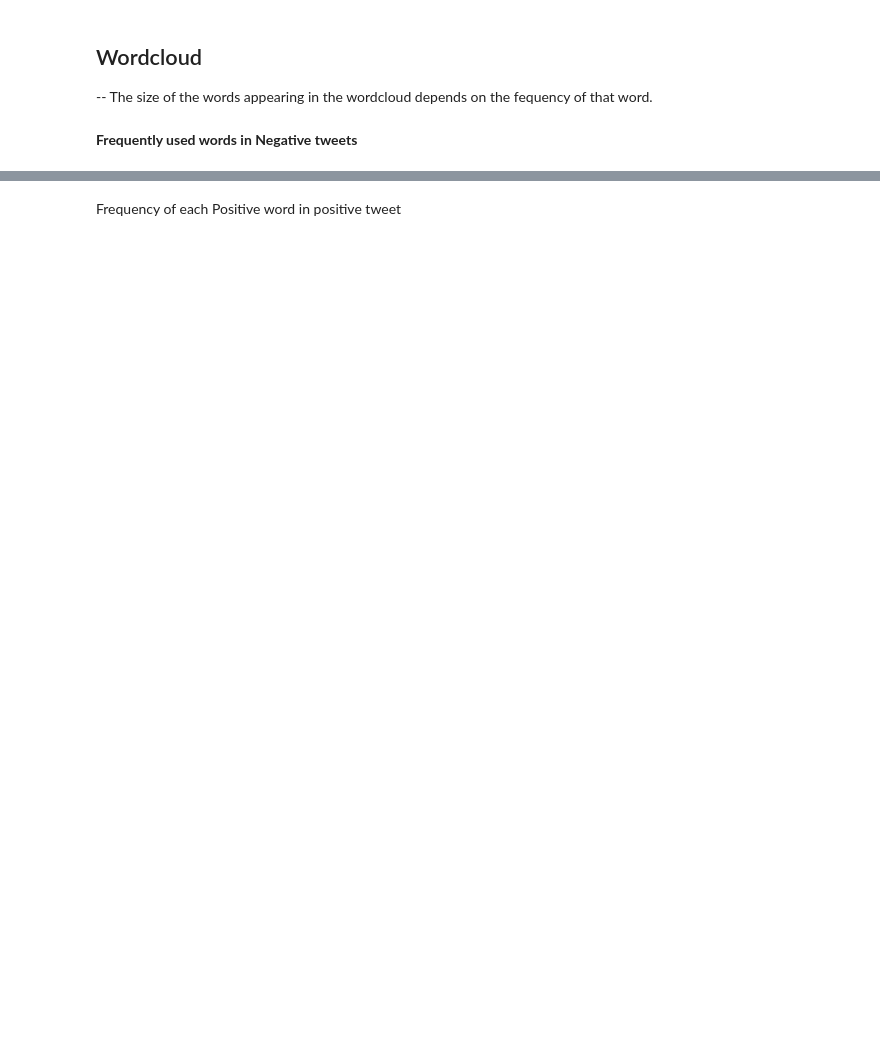
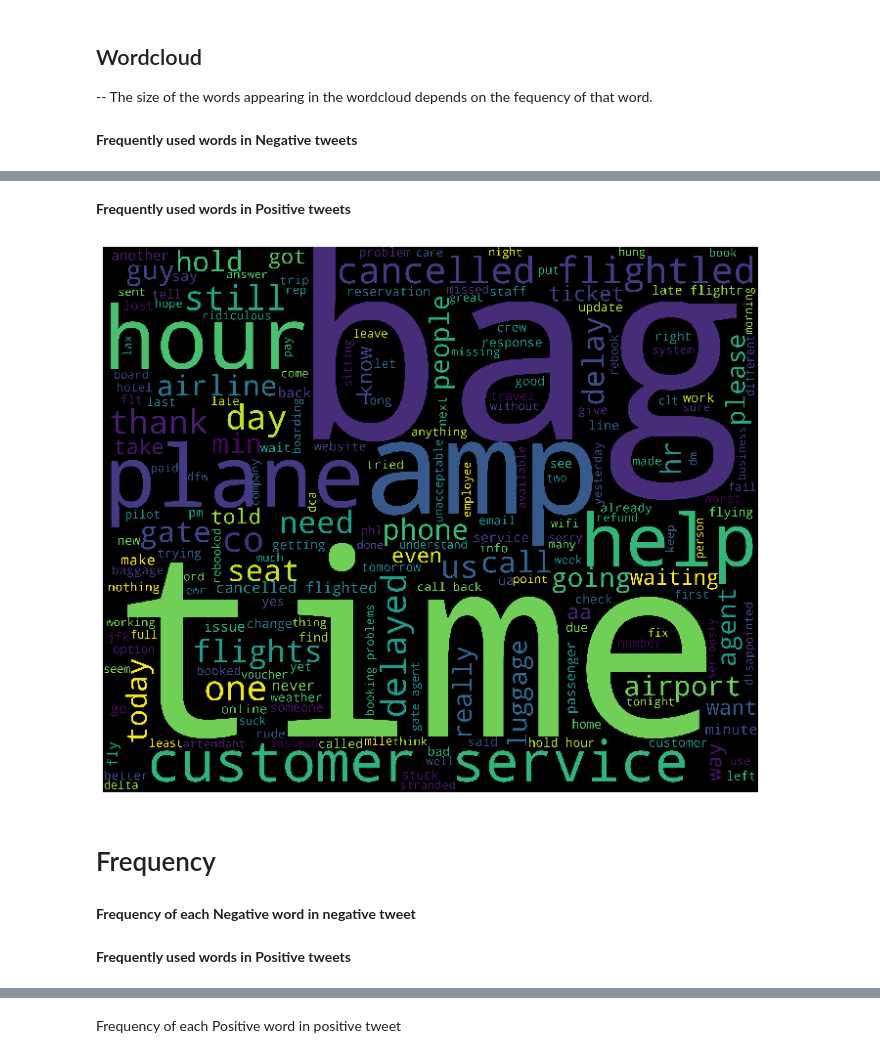
Before and after one commit to shritidatta/Predict_Customer_Sentiment, a Jupyter notebook: Usecase-3_Predict_Customer_Sentiment.ipynb, the cells around one changed output, grey strips where cells are left out. Saved outputs shown, nothing was run; the diff lists cells and outputs as text; code cells hidden in the pictures; blank space fills up the shorter version.

```diff
--- a/Usecase-3_Predict_Customer_Sentiment.ipynb
+++ b/Usecase-3_Predict_Customer_Sentiment.ipynb
@@ -288,0 +281,24 @@ airline_data_df
+# %% [markdown]
+**Frequently used words in Positive tweets**
+# %%
+new_airline_data_df=airline_data_df[airline_data_df['airline_sentiment']=='positive']
+all_pos_tweets = ' '.join(new_airline_data_df['clean_tweet_tokens'])
+tweet_words_pos = all_pos_tweets.split()
+
+selected_words_pos = (word for word in tweet_words if word not in union_ignorewords_stopwords)
+
+final_sentence_pos = ' '.join(selected_words_pos)
+
+wordcloud_pos = WordCloud(stopwords=STOPWORDS,
+                      background_color='black',
+                      width=3000,
+                      height=2500
+                     ).generate(final_sentence_pos)
+plt.figure(1,figsize=(12, 12))
+plt.imshow(wordcloud_pos)
+plt.axis('off')
+plt.show()
+# %% [output]
+[figure, added]
+# %% [markdown]
+# Frequency
@@ -288,0 +308,2 @@ airline_data_df
+# %% [markdown]
+**Frequency of each Negative word in negative tweet**
@@ -288,0 +323,2 @@ airline_data_df
+# %% [markdown]
+**Frequently used words in Positive tweets**
```
Also changed, not shown: parts of 43 cells of this notebook, 12 other files.
